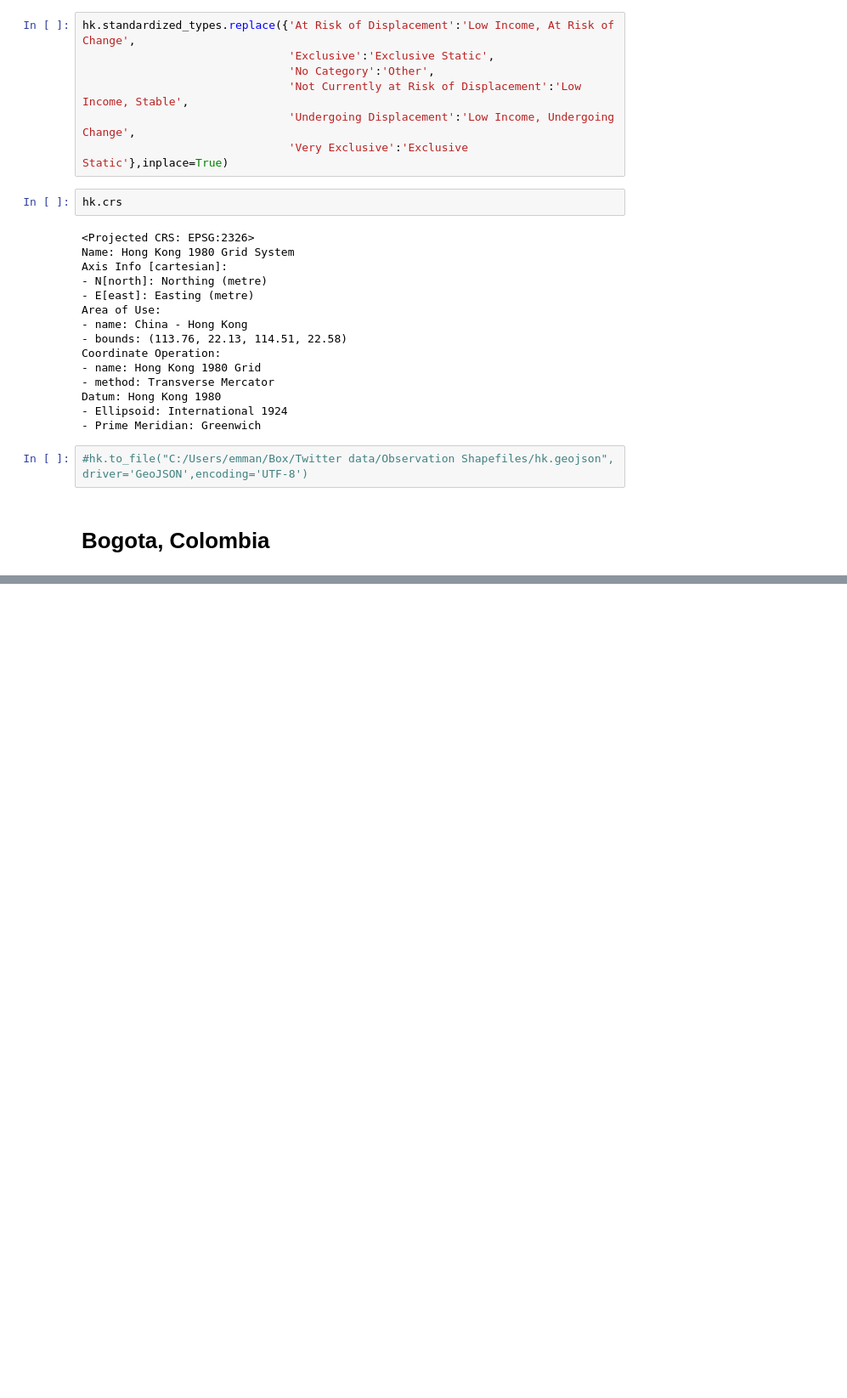
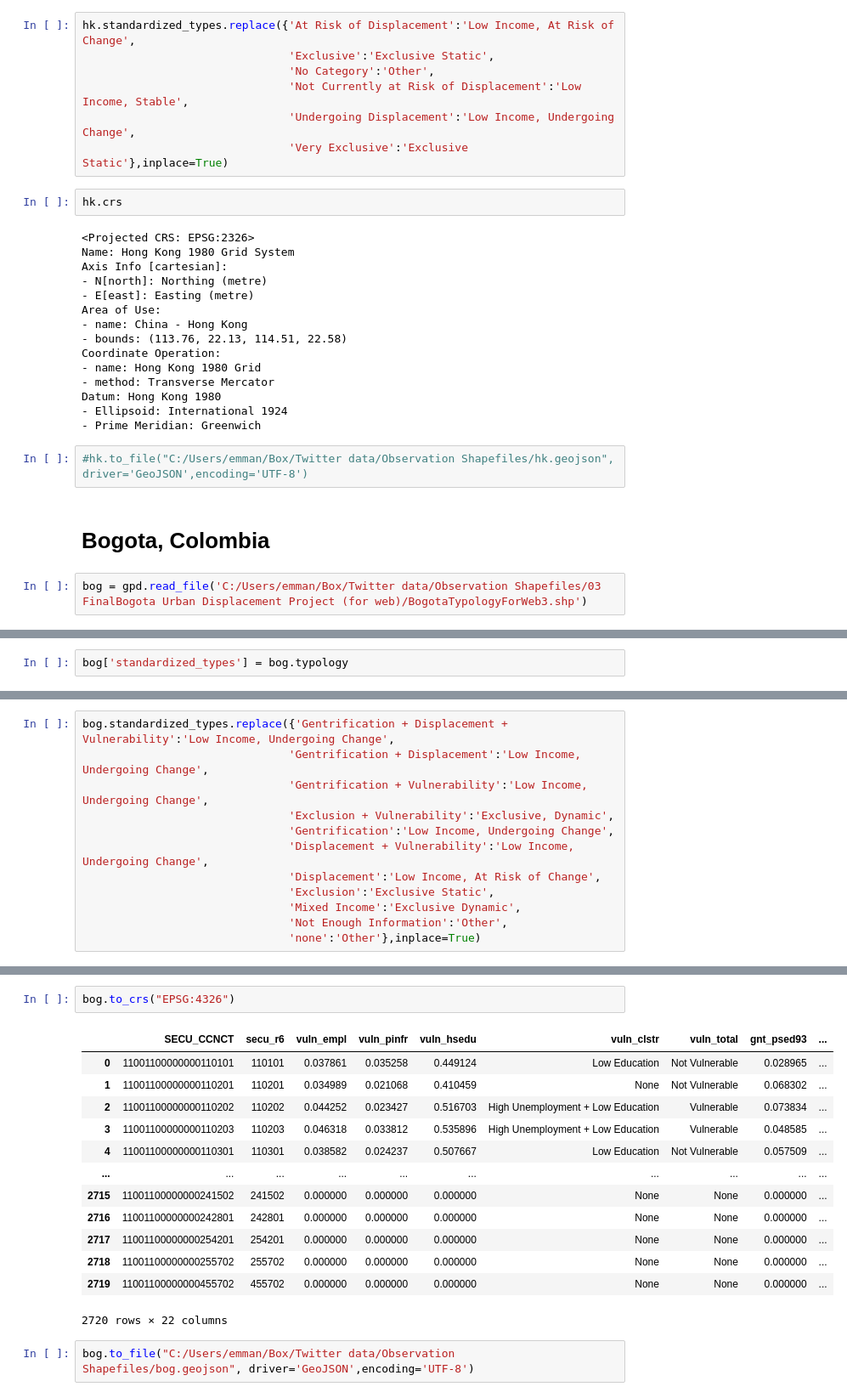
Before and after one commit to rpasquini/twitter_and_displacement, a Jupyter notebook: notebooks/Shapefiles Test and Categorical Restandaridization.ipynb, the cells around one changed output, grey strips where cells are left out. Shown at 85% size. Drawn from its saved outputs; the diff is of its cells as text; blank space fills up the shorter version.

```diff
--- a/notebooks/Shapefiles Test and Categorical Restandaridization.ipynb
+++ b/notebooks/Shapefiles Test and Categorical Restandaridization.ipynb
@@ -237,3 +237,5 @@ Datum: Hong Kong 1980
 #hk.to_file("C:/Users/emman/Box/Twitter data/Observation Shapefiles/hk.geojson", driver='GeoJSON',encoding='UTF-8')
 # %% [markdown]
 # Bogota, Colombia
+# %%
+bog = gpd.read_file('C:/Users/emman/Box/Twitter data/Observation Shapefiles/03 FinalBogota Urban Displacement Project (for web)/BogotaTypologyForWeb3.shp')
@@ -239,0 +262,2 @@ Datum: Hong Kong 1980
+# %%
+bog['standardized_types'] = bog.typology
@@ -239,0 +278,12 @@ Datum: Hong Kong 1980
+# %%
+bog.standardized_types.replace({'Gentrification + Displacement + Vulnerability':'Low Income, Undergoing Change',
+                               'Gentrification + Displacement':'Low Income, Undergoing Change',
+                               'Gentrification + Vulnerability':'Low Income, Undergoing Change',
+                               'Exclusion + Vulnerability':'Exclusive, Dynamic',
+                               'Gentrification':'Low Income, Undergoing Change',
+                               'Displacement + Vulnerability':'Low Income, Undergoing Change',
+                               'Displacement':'Low Income, At Risk of Change',
+                               'Exclusion':'Exclusive Static',
+                               'Mixed Income':'Exclusive Dynamic',
+                               'Not Enough Information':'Other',
+                               'none':'Other'},inplace=True)
@@ -239,0 +300,18 @@ Datum: Hong Kong 1980
+# %%
+bog.to_crs("EPSG:4326")
+# %% [output]
+|  | SECU_CCNCT | secu_r6 | vuln_empl | vuln_pinfr | vuln_hsedu | vuln_clstr | vuln_total | gnt_psed93 | ... |
+| 0 | 11001100000000110101 | 110101 | 0.037861 | 0.035258 | 0.449124 | Low Education | Not Vulnerable | 0.028965 | ... |
+| 1 | 11001100000000110201 | 110201 | 0.034989 | 0.021068 | 0.410459 | None | Not Vulnerable | 0.068302 | ... |
+| 2 | 11001100000000110202 | 110202 | 0.044252 | 0.023427 | 0.516703 | High Unemployment + Low Education | Vulnerable | 0.073834 | ... |
+| 3 | 11001100000000110203 | 110203 | 0.046318 | 0.033812 | 0.535896 | High Unemployment + Low Education | Vulnerable | 0.048585 | ... |
+| 4 | 11001100000000110301 | 110301 | 0.038582 | 0.024237 | 0.507667 | Low Education | Not Vulnerable | 0.057509 | ... |
+| ... | ... | ... | ... | ... | ... | ... | ... | ... | ... |
+| 2715 | 11001100000000241502 | 241502 | 0.000000 | 0.000000 | 0.000000 | None | None | 0.000000 | ... |
+| 2716 | 11001100000000242801 | 242801 | 0.000000 | 0.000000 | 0.000000 | None | None | 0.000000 | ... |
+| 2717 | 11001100000000254201 | 254201 | 0.000000 | 0.000000 | 0.000000 | None | None | 0.000000 | ... |
+| 2718 | 11001100000000255702 | 255702 | 0.000000 | 0.000000 | 0.000000 | None | None | 0.000000 | ... |
+| 2719 | 11001100000000455702 | 455702 | 0.000000 | 0.000000 | 0.000000 | None | None | 0.000000 | ... |
+2720 rows × 22 columns
+# %%
+bog.to_file("C:/Users/emman/Box/Twitter data/Observation Shapefiles/bog.geojson", driver='GeoJSON',encoding='UTF-8')
```
Also changed, not shown: parts of 9 cells of this notebook, 6 other files.
